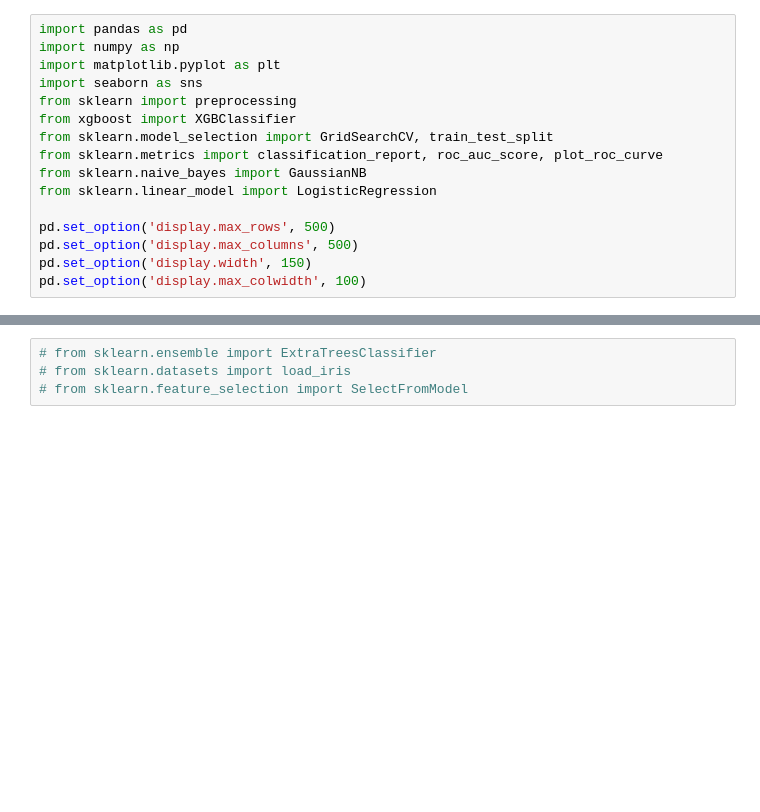
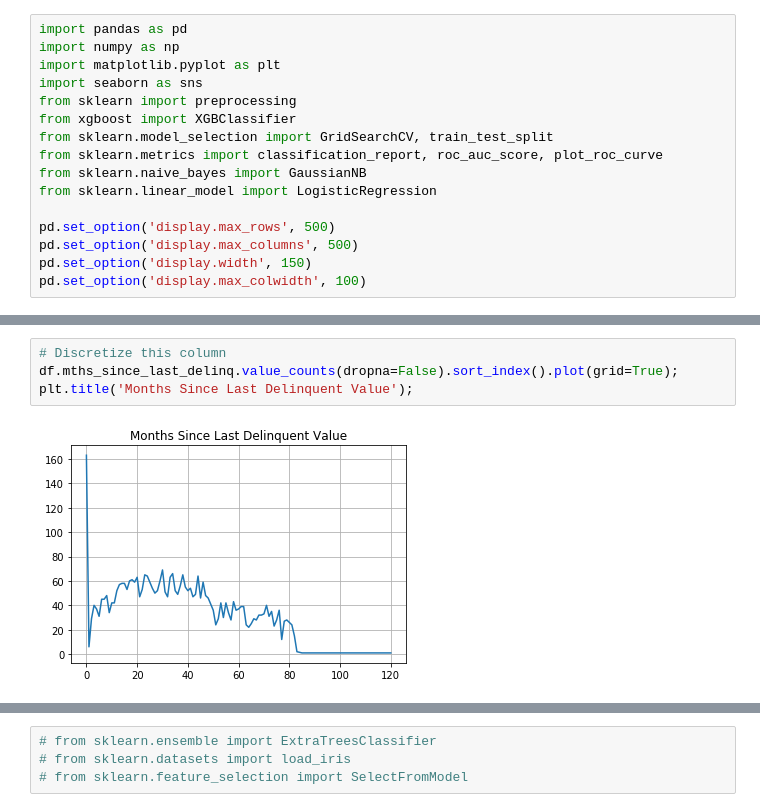
Before and after one commit to bethanymbaker/arch, a Jupyter notebook: notebooks/MavenWave.ipynb, the cells around one changed output, grey strips where cells are left out. Saved outputs shown, nothing was run; the diff lists cells and outputs as text; blank space fills up the shorter version.

```diff
--- a/notebooks/MavenWave.ipynb
+++ b/notebooks/MavenWave.ipynb
@@ -47,0 +78,6 @@ Name: is_bad, dtype: float64
+# %%
+# Discretize this column
+df.mths_since_last_delinq.value_counts(dropna=False).sort_index().plot(grid=True);
+plt.title('Months Since Last Delinquent Value');
+# %% [output]
+[figure, added]
```
Also changed, not shown: parts of 40 cells of this notebook.
